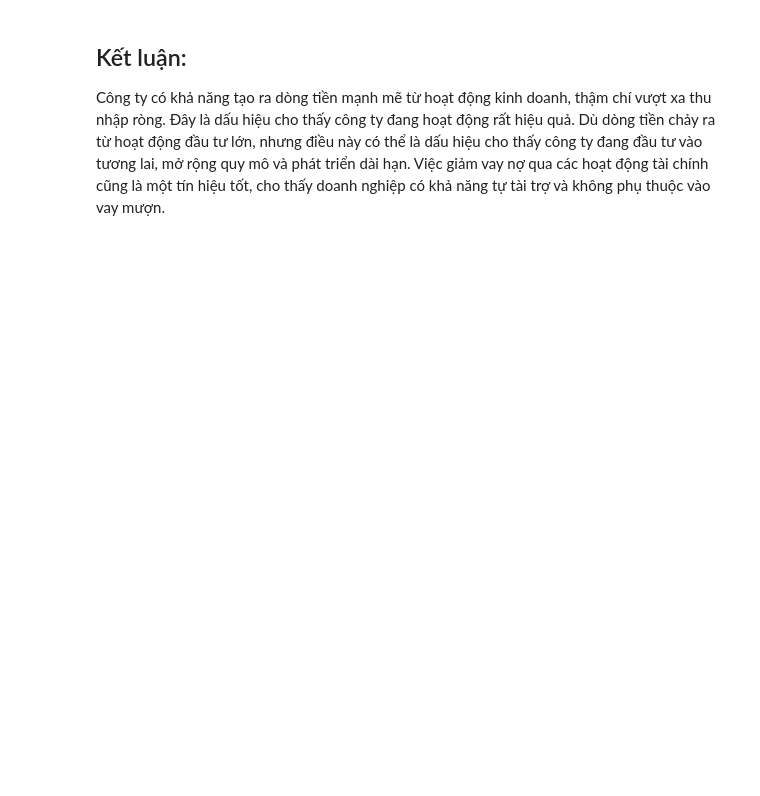
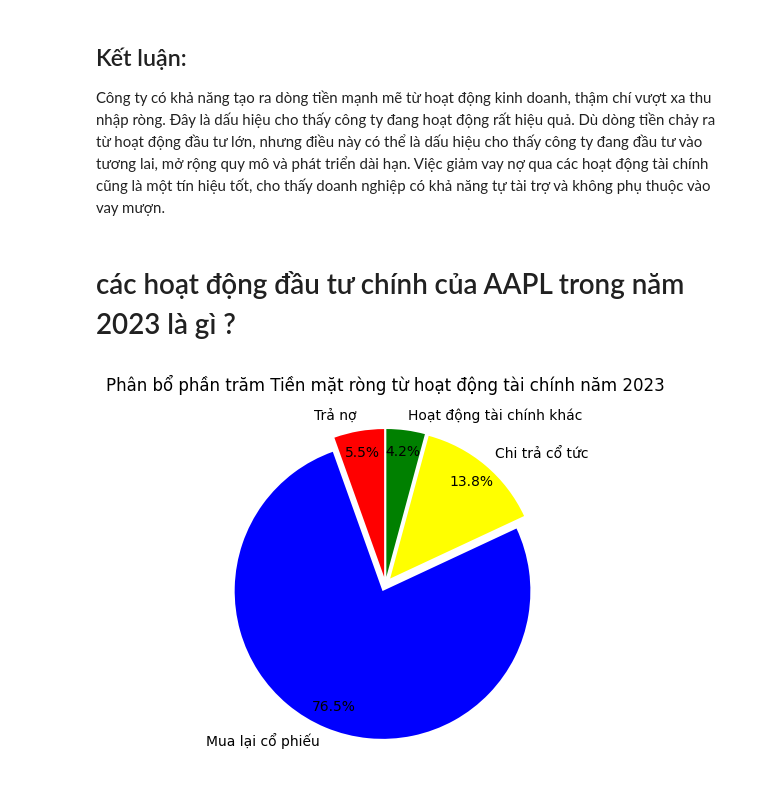
Before and after one commit to phithuan/Collection_Preprocessing-Visualization_dataAAPL, a Jupyter notebook: Viazualization.ipynb, the cells around one changed output. Cells and saved outputs as stored; diff of their text form; code cells hidden in the pictures; blank space fills up the shorter version.

```diff
--- a/Viazualization.ipynb
+++ b/Viazualization.ipynb
@@ -163,3 +165,27 @@ Tiền mặt ròng từ hoạt động tài chính:
 Công ty có khả năng tạo ra dòng tiền mạnh mẽ từ hoạt động kinh doanh, thậm chí vượt xa thu nhập ròng. Đây là dấu hiệu cho thấy công ty đang hoạt động rất hiệu quả.
 Dù dòng tiền chảy ra từ hoạt động đầu tư lớn, nhưng điều này có thể là dấu hiệu cho thấy công ty đang đầu tư vào tương lai, mở rộng quy mô và phát triển dài hạn.
 Việc giảm vay nợ qua các hoạt động tài chính cũng là một tín hiệu tốt, cho thấy doanh nghiệp có khả năng tự tài trợ và không phụ thuộc vào vay mượn.
+# %% [markdown]
+# các hoạt động đầu tư chính của AAPL trong năm 2023 là gì ?
+# %%
+import matplotlib.pyplot as plt
+
+# Dữ liệu cho biểu đồ
+labels = ['Trả nợ', 'Mua lại cổ phiếu', 'Chi trả cổ tức', 'Hoạt động tài chính khác']
+values = [-5_923_000_000,  -82_981_000_000, -15_025_000_000, -4_559_000_000]
+
+# Tính phần trăm
+total = sum([v for v in values])
+percentages = [v / total * 100 for v in values]
+
+# Vẽ biểu đồ tròn
+plt.pie(percentages, labels=labels, autopct='%1.1f%%', startangle=90,
+        colors=['red','blue','yellow','green'], pctdistance=0.85,
+        explode=(0.05, 0.05, 0.05, 0.05))
+
+# Tạo biểu đồ hình tròn và tiêu đề
+plt.gca().set_aspect('equal')  # Đảm bảo biểu đồ là hình tròn
+plt.title("Phân bổ phần trăm Tiền mặt ròng từ hoạt động tài chính năm 2023")
+plt.show()
+# %% [output]
+[figure, added]
```
Also changed, not shown: parts of 10 cells of this notebook, 1 other file.
